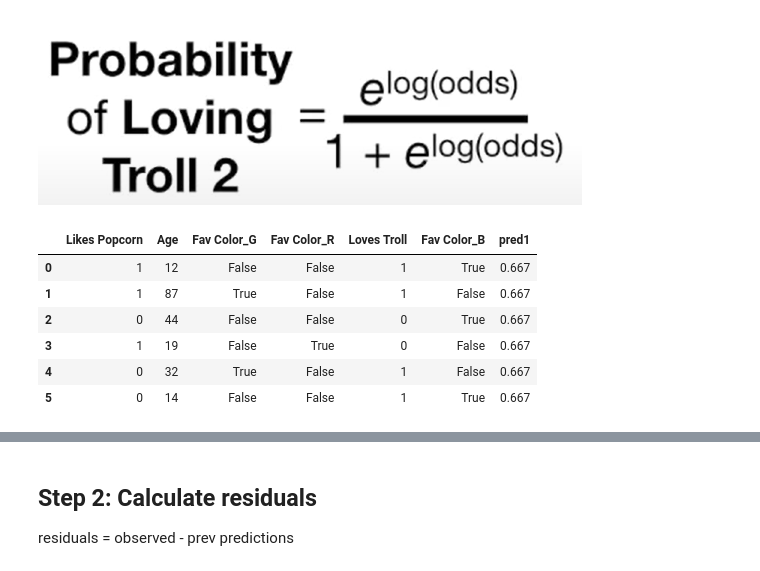
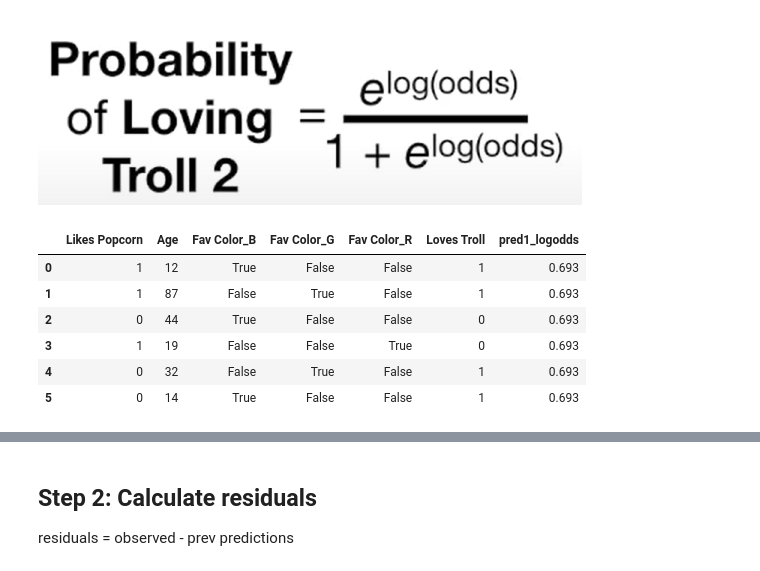
Before and after one commit to krajit/decisionTrees, a Jupyter notebook: gradientBoost_classification.ipynb, the cells around one changed output, grey strips where cells are left out. Cells and saved outputs as stored; diff of their text form; code cells hidden in the pictures.

```diff
--- a/gradientBoost_classification.ipynb
+++ b/gradientBoost_classification.ipynb
@@ -46,16 +55,14 @@ df = df.copy()
 # %%
 ## Step 1a
 odds = (df['Loves Troll'] == 1).sum()/(df['Loves Troll'] == 0).sum()
-odds = np.log(odds)
-P = np.exp(odds)/(1 + np.exp(odds))
-P
-df['pred1'] = P
+logodds = np.log(odds)
+df['pred1_logodds'] = logodds
 df
 # %% [output]
-|  | Likes Popcorn | Age | Fav Color_G | Fav Color_R | Loves Troll | Fav Color_B | pred1 |
-| 0 | 1 | 12 | False | False | 1 | True | 0.667 |
-| 1 | 1 | 87 | True | False | 1 | False | 0.667 |
-| 2 | 0 | 44 | False | False | 0 | True | 0.667 |
-| 3 | 1 | 19 | False | True | 0 | False | 0.667 |
-| 4 | 0 | 32 | True | False | 1 | False | 0.667 |
-| 5 | 0 | 14 | False | False | 1 | True | 0.667 |
+|  | Likes Popcorn | Age | Fav Color_B | Fav Color_G | Fav Color_R | Loves Troll | pred1_logodds |
+| 0 | 1 | 12 | True | False | False | 1 | 0.693 |
+| 1 | 1 | 87 | False | True | False | 1 | 0.693 |
+| 2 | 0 | 44 | True | False | False | 0 | 0.693 |
+| 3 | 1 | 19 | False | False | True | 0 | 0.693 |
+| 4 | 0 | 32 | False | True | False | 1 | 0.693 |
+| 5 | 0 | 14 | True | False | False | 1 | 0.693 |
```
Also changed, not shown: parts of 23 cells of this notebook.
